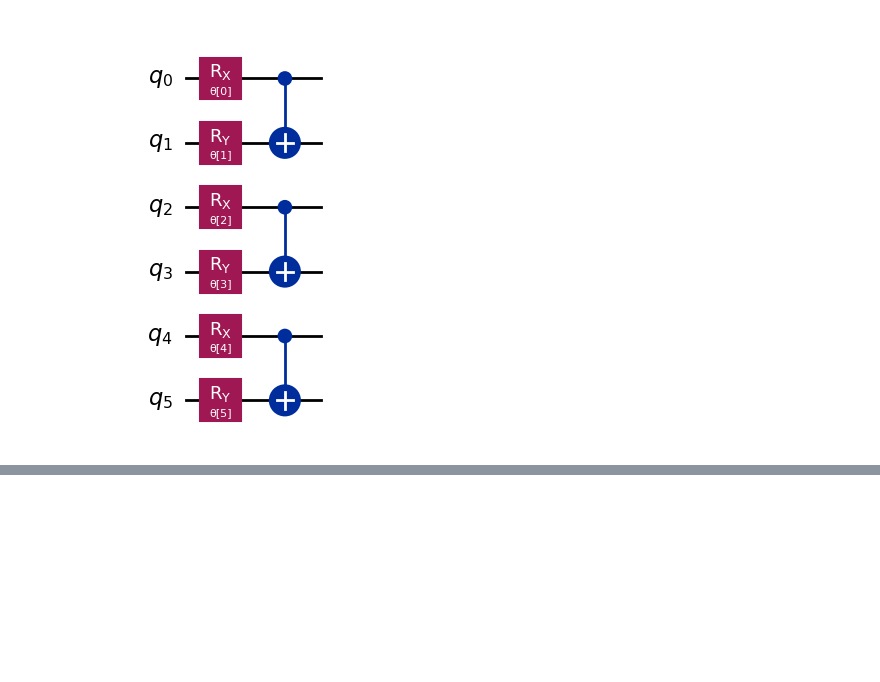
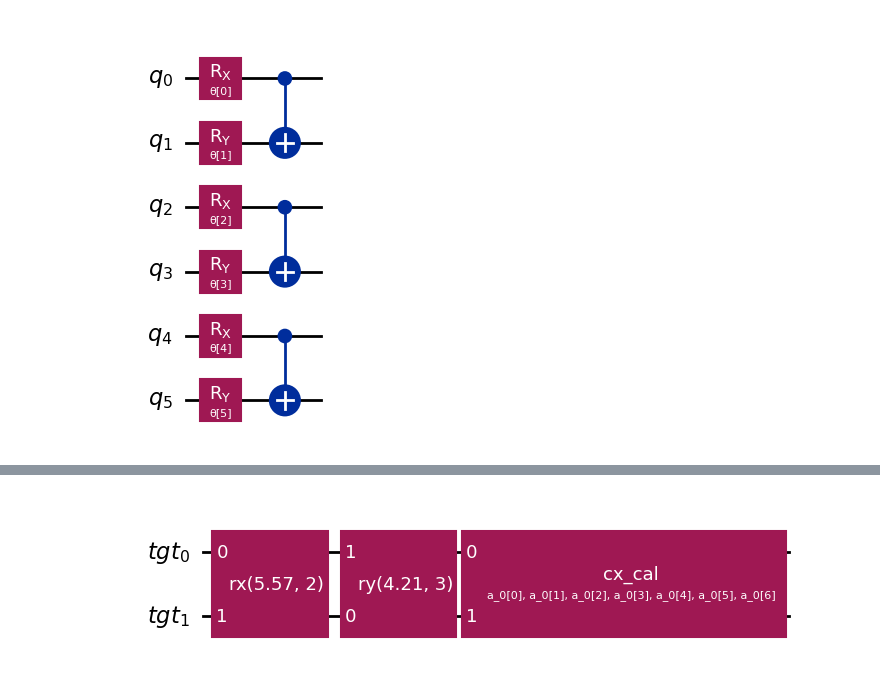
Before and after one commit to arthurostrauss/Quantum_Optimal_Control, a Jupyter notebook: gate_level/spillover_noise_use_case/generic_spillover/spillover_effect_on_subsystem.ipynb, the cells around one changed output, grey strips where cells are left out. Drawn from its saved outputs; the diff is of its cells as text; code cells hidden in the pictures; blank space fills up the shorter version.

```diff
--- a/gate_level/spillover_noise_use_case/generic_spillover/spillover_effect_on_subsystem.ipynb
+++ b/gate_level/spillover_noise_use_case/generic_spillover/spillover_effect_on_subsystem.ipynb
@@ -145,0 +190,31 @@ Statevector([ 1.26800060e-01-0.28491873j,  1.08444304e-04-0.62330087j,
+# %%
+# Define the environment
+from gymnasium.spaces import Box
+from rl_qoc import (
+    QEnvConfig,
+    ExecutionConfig,
+    ContextAwareQuantumEnvironment,
+    QiskitConfig,
+)
+
+action_space = Box(low=-np.pi, high=np.pi, shape=(7,), dtype=np.float32)
+target = {"gate": "cnot", "physical_qubits": [0, 1]}
+
+backend_config = QiskitConfig(
+    apply_parametrized_circuit,
+    backend=backend,
+    pass_manager=pm,
+    skip_transpilation=True,
+    parametrized_circuit_kwargs={"target": target, "backend": backend},
+)
+q_env_config = QEnvConfig(
+    backend_config=backend_config,
+    target=target,
+    action_space=action_space,
+    execution_config=ExecutionConfig(),
+)
+env = ContextAwareQuantumEnvironment(q_env_config, circuit_context=qc_noisy)
+# %%
+env.circuits[0].draw(output="mpl")
+# %% [output]
+[figure, added]
```
Also changed, not shown: parts of 13 cells of this notebook, 4 other files.
